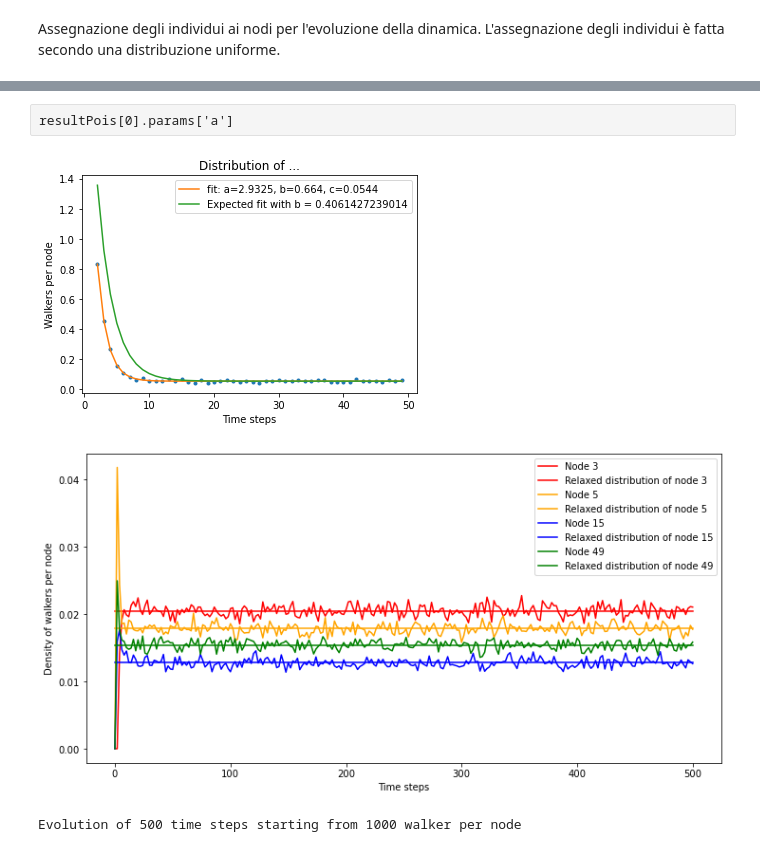
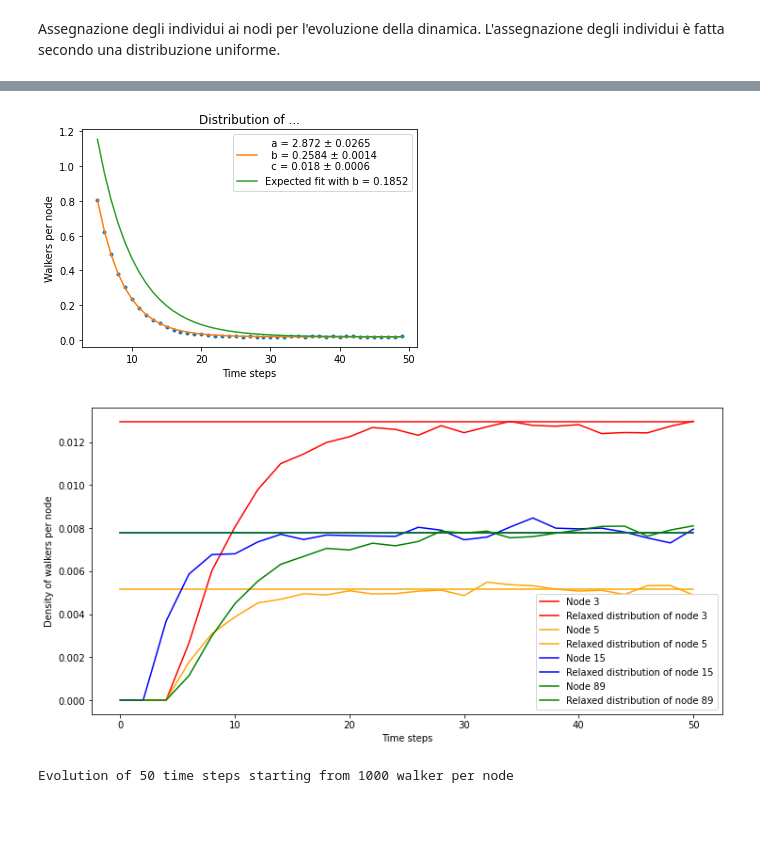
Before and after one commit to Ferri-00/Esame-Complessi, a Jupyter notebook: ErdosRenyi.ipynb, the cells around one changed output, grey strips where cells are left out. Saved outputs shown, nothing was run; the diff lists cells and outputs as text; code cells hidden in the pictures; blank space fills up the shorter version.

```diff
--- a/ErdosRenyi.ipynb
+++ b/ErdosRenyi.ipynb
@@ -15,9 +15,11 @@ save_graph = True
 # %% [markdown]
 Creazione del grafo con l'algoritmo di Barabasi-Albert
 # %%
-N = 50
-P = 0.15
+N = 90
+P = 0.05
 G = nx.erdos_renyi_graph(N, P)
+
+G.remove_edges_from([(10, 20), (25, 40)])
 
 while min([d for n, d in G.degree()]) == 0:
     G = nx.erdos_renyi_graph(N, P)
@@ -178,7 +203,7 @@ Assegnazione degli individui ai nodi per l'evoluzione della dinamica. L'assegnaz
 walker_per_node = 1000
 
 start_node = 20
-walkers = int(1e4)
+walkers = int(5e4)
 # %%
 seed = np.random.RandomState()
 def dynamic_evolution(G, history = []):
@@ -198,7 +223,7 @@ for h in range(len(history)):
     history[h] = [[0] * len(G.nodes)]
     history[h][0][start_node] = walkers
 # %%
-time_steps = int(5e2)
+time_steps = int(5e1)
 # %%
 t0 = time.time()
 
@@ -469,33 +370,35 @@ plt.show()
-# %% [raw]
-resultPois[0].params['a']
 # %%
 def exp_law(x, a, b, c):
-    return a*np.exp(-b*x) + c
+    return a*np.exp(-b*x) +c
 
 fig, ax = plt.subplots(nrows = 1, ncols = 1, figsize=(6,4))
 
-time_evolution = [[h1/total_walkers for h1 in history[0][i]] for i in range(len(history[0]))]
-time = np.arange(2, 50)
+time_evolution = [[h1 for h1 in hMean[i]] for i in range(len(history[0]))]
+time = np.arange(5, 50)
 
 y = [sum([np.abs(time_evolution[t][n] - pSNorm[n]) for n in G.nodes]) for t in time]
 
 popt, pcov = curve_fit(exp_law, time, y, p0=[1, FiedlerValue, 0])
+err = np.sqrt(np.diag(pcov))
 
 ax.plot(time, y, '.')
 ax.plot(time, exp_law(time, *popt), '-',
-           label = f"fit: a={round(popt[0],4)}, b={round(popt[1],4)}, c={round(popt[2],4)}")
+           label = f"  a = {round(popt[0],4)} ± {round(err[0], 4)}\n" +
+                   f"  b = {round(popt[1],4)} ± {round(err[1], 4)}\n" +
+                   f"  c = {round(popt[2],4)} ± {round(err[2], 4)}")
 ax.plot(time, exp_law(time, popt[0], FiedlerValue, popt[2]), '-',
-           label = f"Expected fit with b = {FiedlerValue}")
+           label = f"Expected fit with b = {round(FiedlerValue, 4)}")
 
 ax.set_title(f"Distribution of ...")
 ax.set_xlabel("Time steps")
 ax.set_ylabel("Walkers per node")
 
+# plt.yscale('log')
 ax.legend()
 
 plt.show()
 # %% [output]
-[figure, old version]
+[figure, new version]
 # %%
 fig, ax = plt.subplots(nrows = 1, ncols = 1, figsize=(12,1.5*len(nodes)))
 color = ['red', 'orange', 'blue', 'green']
@@ -517,5 +420,5 @@ plt.show()
 
 print(f"Evolution of {time_steps} time steps starting from {walker_per_node} walker per node")
 # %% [output]
-[figure, old version]
+[figure, new version]
-Evolution of 500 time steps starting from 1000 walker per node
+Evolution of 50 time steps starting from 1000 walker per node
```
Also changed, not shown: parts of 17 cells of this notebook, 5 other files.
